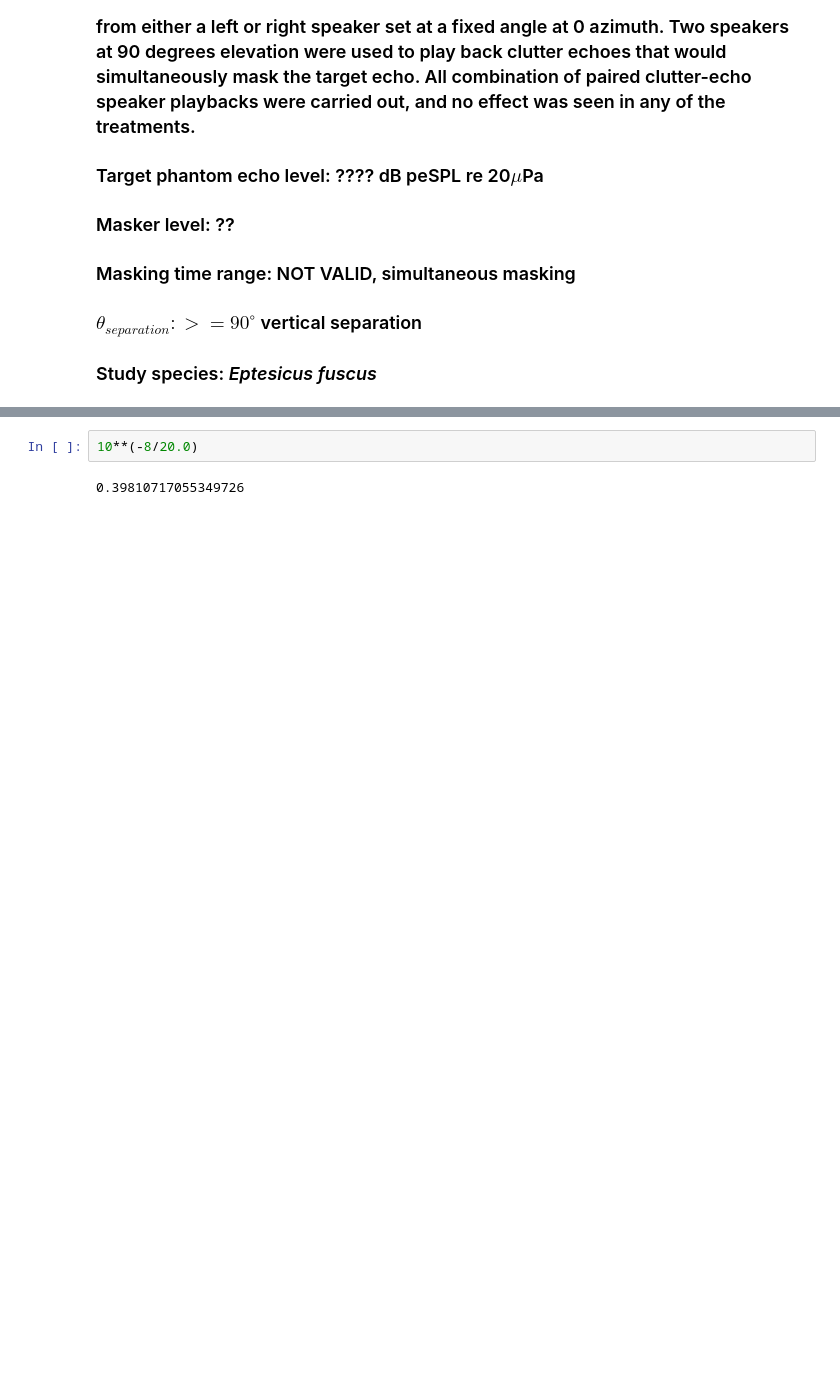
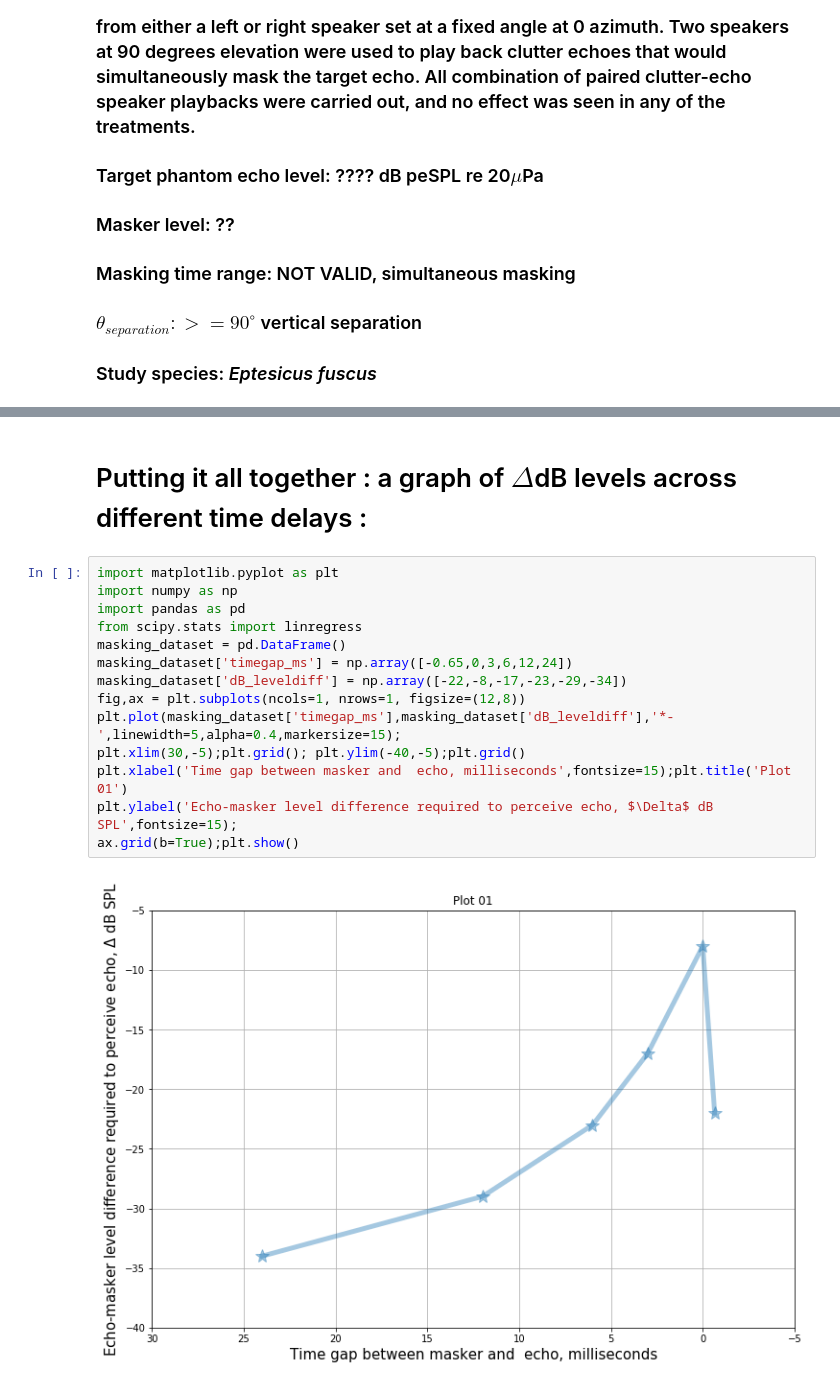
Before and after one commit to thejasvibr/the_cocktail_party_nightmare, a Jupyter notebook: Spatial Unmasking in the cocktail party nightmare.ipynb, the cells around one changed output, grey strips where cells are left out. Saved outputs shown, nothing was run; the diff lists cells and outputs as text; blank space fills up the shorter version.

```diff
--- a/Spatial Unmasking in the cocktail party nightmare.ipynb
+++ b/Spatial Unmasking in the cocktail party nightmare.ipynb
@@ -220,4 +254,18 @@ display(HTML(tabulate.tabulate(table_wrefs,tablefmt='html')))
-# %%
-10**(-8/20.0)
-# %% [output]
-0.39810717055349726
+# %% [markdown]
+# Putting it all together : a graph of $\Delta $dB levels across different time delays :
+# %%
+import matplotlib.pyplot as plt
+import numpy as np
+import pandas as pd
+from scipy.stats import linregress
+masking_dataset = pd.DataFrame()
+masking_dataset['timegap_ms'] = np.array([-0.65,0,3,6,12,24])
+masking_dataset['dB_leveldiff'] = np.array([-22,-8,-17,-23,-29,-34])
+fig,ax = plt.subplots(ncols=1, nrows=1, figsize=(12,8))
+plt.plot(masking_dataset['timegap_ms'],masking_dataset['dB_leveldiff'],'*-',linewidth=5,alpha=0.4,markersize=15);
+plt.xlim(30,-5);plt.grid(); plt.ylim(-40,-5);plt.grid()
+plt.xlabel('Time gap between masker and  echo, milliseconds',fontsize=15);plt.title('Plot 01')
+plt.ylabel('Echo-masker level difference required to perceive echo, $\Delta$ dB SPL',fontsize=15);
+ax.grid(b=True);plt.show()
+# %% [output]
+[figure, added]
```
Also changed, not shown: parts of 21 cells of this notebook.
